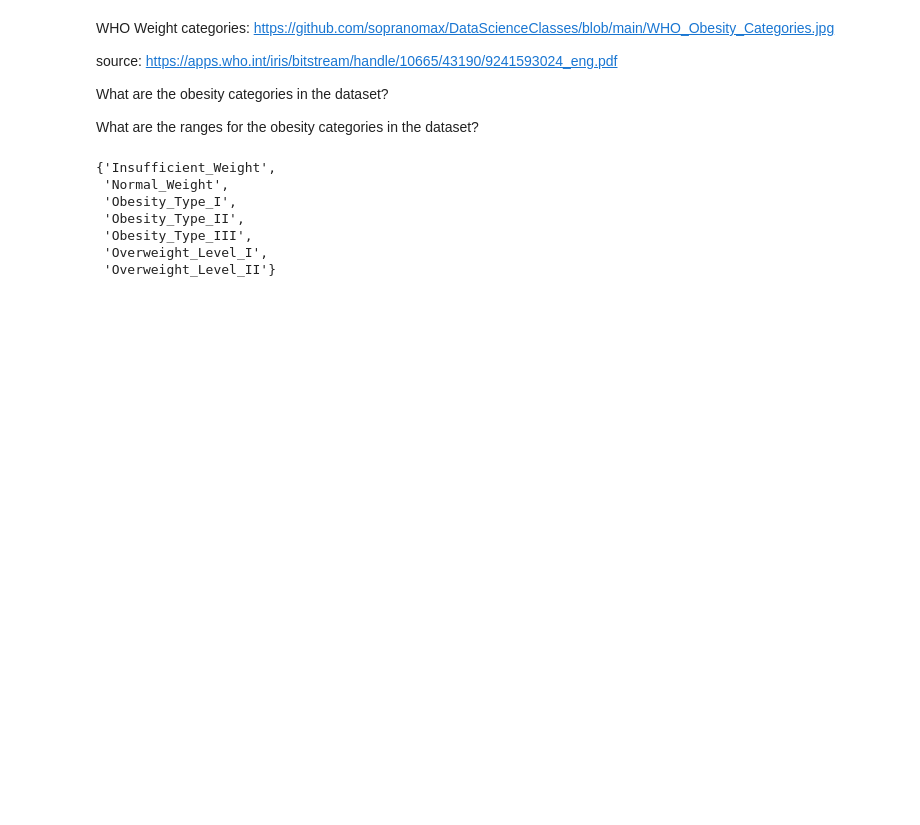
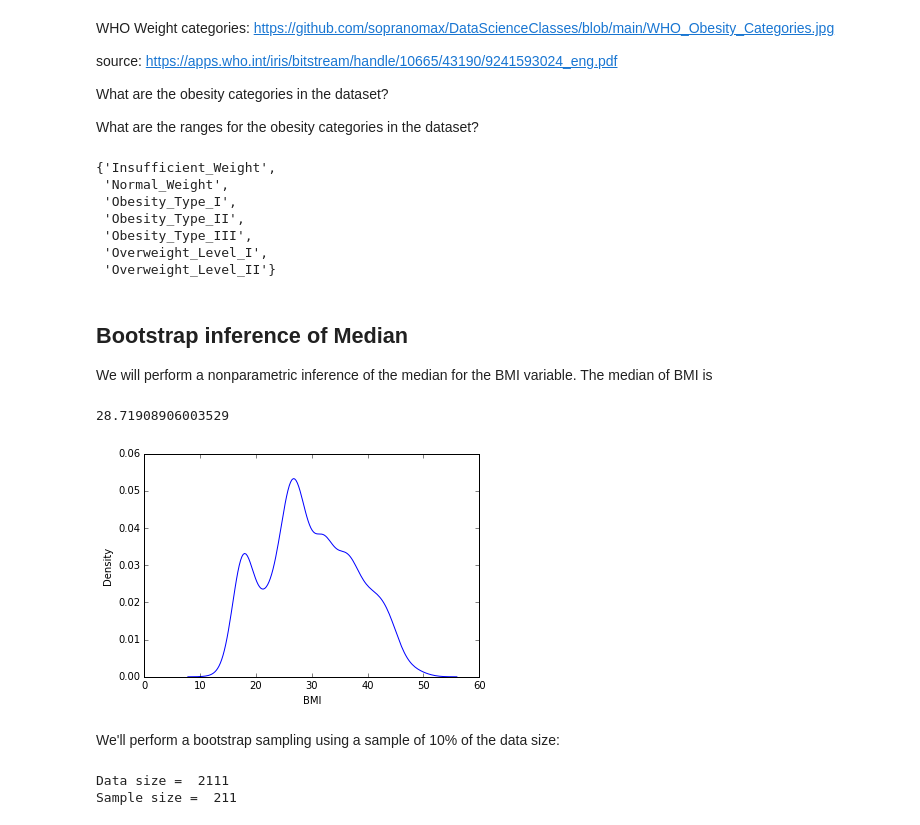
Before and after one commit to MCMacy/DataScienceClasses, a Jupyter notebook: Data201_Project1_Obesity.ipynb, the cells around one changed output. Cells and saved outputs as stored; diff of their text form; code cells hidden in the pictures; blank space fills up the shorter version.

```diff
--- a/Data201_Project1_Obesity.ipynb
+++ b/Data201_Project1_Obesity.ipynb
@@ -105,3 +105,24 @@ o_ranges = np.array(o_cats, )
  'Obesity_Type_III',
  'Overweight_Level_I',
  'Overweight_Level_II'}
+# %% [markdown]
+## Bootstrap inference of Median
+
+We will perform a nonparametric inference of the median for the BMI variable.  The median of BMI is
+# %%
+import seaborn as sns
+sns.kdeplot(o_data['BMI'])
+
+np.median(o_data['BMI'])
+# %% [output]
+28.71908906003529
+[figure, added]
+# %% [markdown]
+We'll perform a bootstrap sampling using a sample of 10% of the data size:
+# %%
+print('Data size = ',len(o_data))
+n = round(len(o_data) * 0.10)
+print('Sample size = ', n)
+# %% [output]
+Data size =  2111
+Sample size =  211
```
Also changed, not shown: parts of 2 cells of this notebook.
